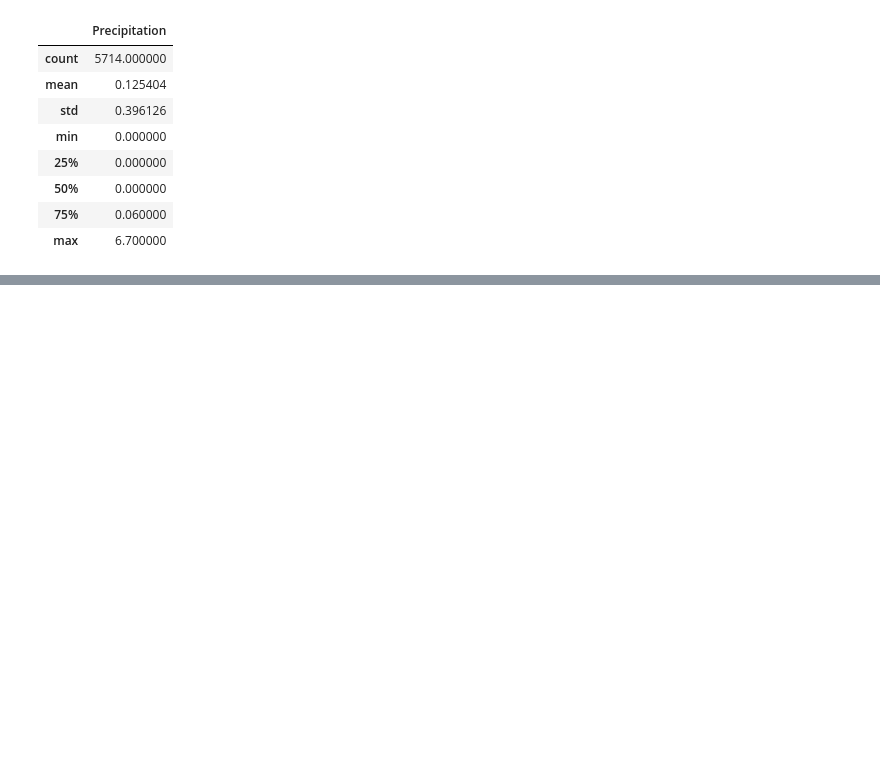
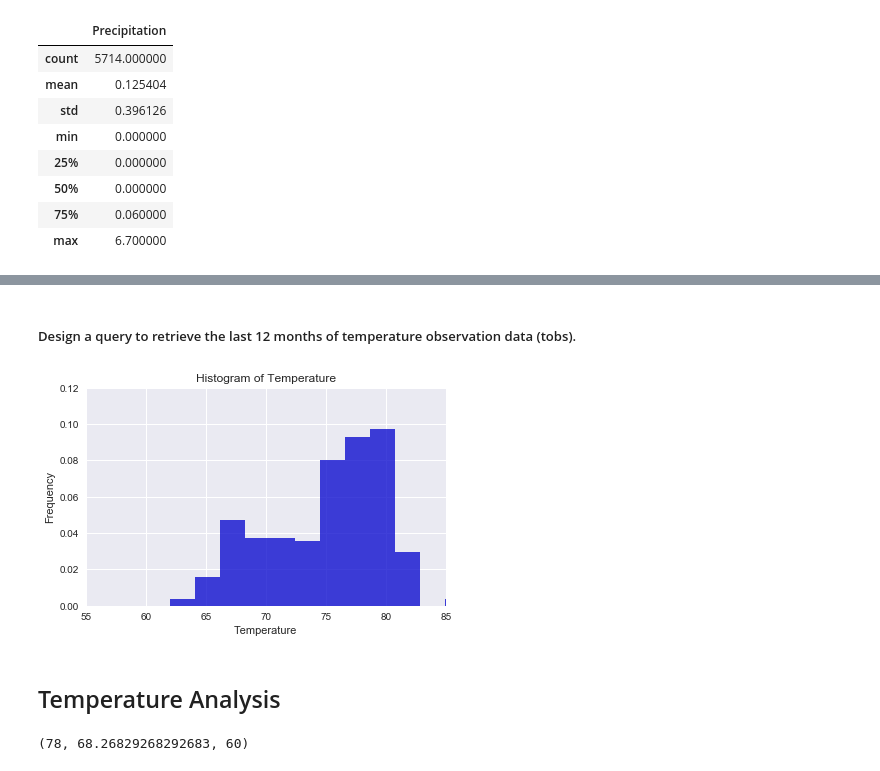
Before and after one commit to seaaaaany/Surfs_Up_SQL, a Jupyter notebook: climate_analysis.ipynb, the cells around one changed output, grey strips where cells are left out. Saved outputs shown, nothing was run; the diff lists cells and outputs as text; code cells hidden in the pictures; blank space fills up the shorter version.

Commit message:
climate_analysis finished

```diff
--- a/climate_analysis.ipynb
+++ b/climate_analysis.ipynb
@@ -94,0 +134,24 @@ prcp_df.describe()
+# %% [markdown]
+##### Design a query to retrieve the last 12 months of temperature observation data (tobs).
+# %%
+tobs_results = session.query(Measurement.station, Measurement.tobs).filter(Measurement.date.between('2016-08-23', '2017-08-23')).all()
+
+Most_active_stations_tobs_results = session.query(Measurement.station, Measurement.tobs).\
+                                   filter(Measurement.date.between('2016-08-23', '2017-08-23')).\
+                                   filter(Measurement.station == Most_active_stations).all()
+# %%
+Most_active_stations_temp = [result[1] for result in Most_active_stations_tobs_results[0:]]
+# %%
+# plot the temperature data in a histogram with 12 bins
+fig, ax = plt.subplots()
+plt.hist(Most_active_stations_temp, color='mediumblue', bins = 12, align='mid', label="tobs", alpha=0.75, normed=1)
+plt.xlabel('Temperature')
+plt.ylabel("Frequency")
+plt.title('Histogram of Temperature')
+plt.axis([55, 85, 0, 0.12])
+fig.tight_layout()
+plt.show()
+# %% [output]
+[figure, added]
+# %% [markdown]
+## Temperature Analysis
@@ -94,0 +164,5 @@ prcp_df.describe()
+# %%
+temp_min, temp_max, temp_mean = calc_temp('2017-01-01', '2017-01-11')
+temp_min, temp_max, temp_mean
+# %% [output]
+(78, 68.26829268292683, 60)
```
Also changed, not shown: parts of 9 cells of this notebook, 1 other file.
